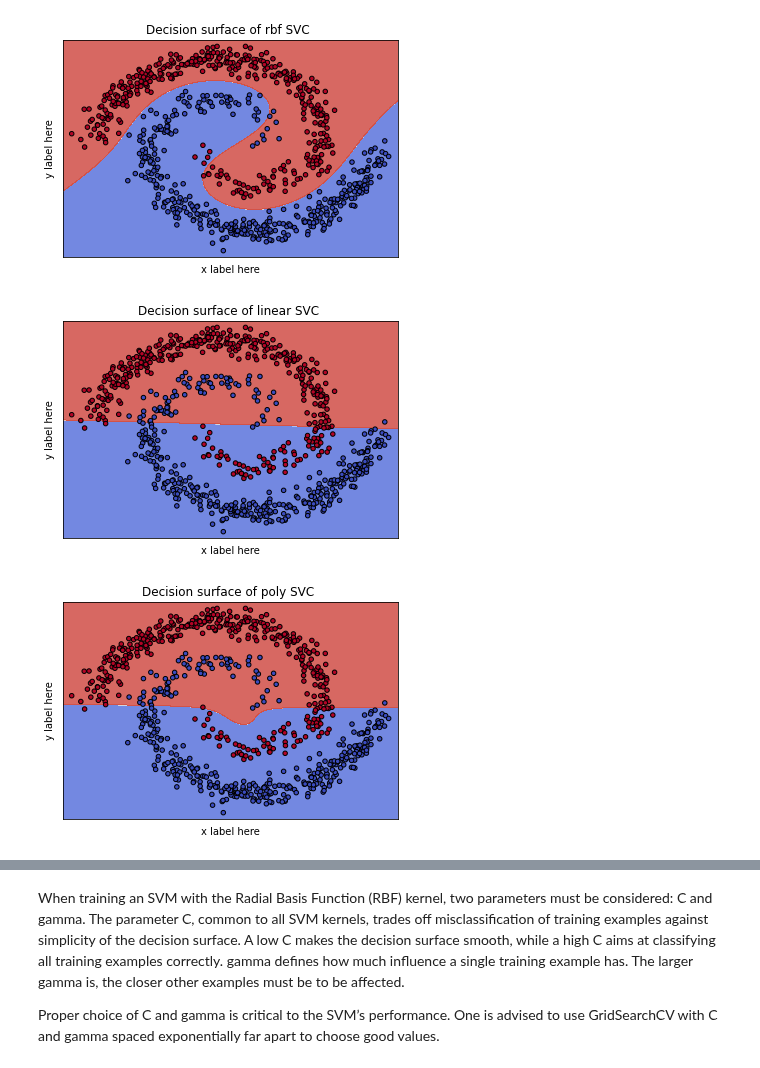
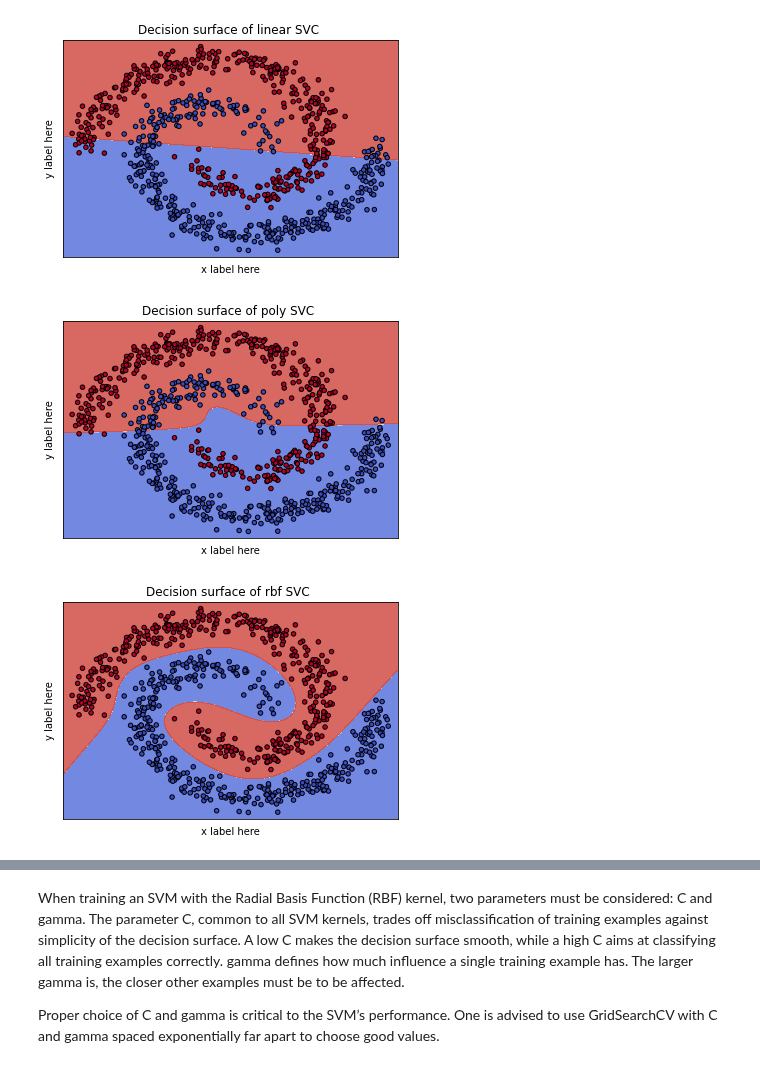
Before and after one commit to WardGauderis/SFML, a Jupyter notebook: main.ipynb, the cells around one changed output, grey strips where cells are left out. Cells and saved outputs as stored; diff of their text form; code cells hidden in the pictures.

```diff
--- a/main.ipynb
+++ b/main.ipynb
@@ -40,4 +40,5 @@ def create_svm_and_plot(model, X, y, kernel='linear'):
     ax.set_title(title)
     # ax.legend()
     plt.show()
+    return clf
 # %%
@@ -95,11 +91,8 @@ array([[-10.7225837 ,   0.54206405,   0.        ],
 # %%
-X = res[:, 0:2]
-y = res[:, 2]
-
-create_svm_and_plot(svm.SVC(kernel='rbf', C=100), X, y, 'rbf')
-create_svm_and_plot(svm.SVC(kernel='linear', C=100), X, y, 'linear')
-create_svm_and_plot(svm.SVC(kernel='poly', C=100), X, y, 'poly')
+linear = create_svm_and_plot(svm.SVC(kernel='linear', C=1000), X, y, 'linear')
+create_svm_and_plot(svm.SVC(kernel='poly', C=1000), X, y, 'poly')
+rbf = create_svm_and_plot(svm.SVC(kernel='rbf', C=1000), X, y, 'rbf')
 # %% [output]
-[figure, old version]
+[figure, new version]
-[figure, old version]
+[figure, new version]
-[figure, old version]
+[figure, new version]
```
Also changed, not shown: parts of 11 cells of this notebook.
